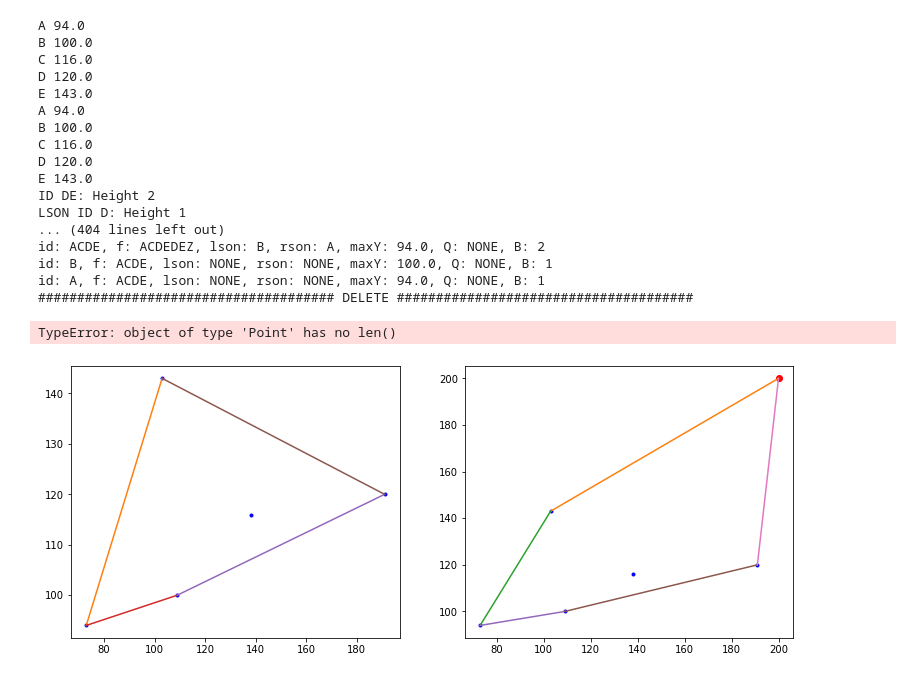
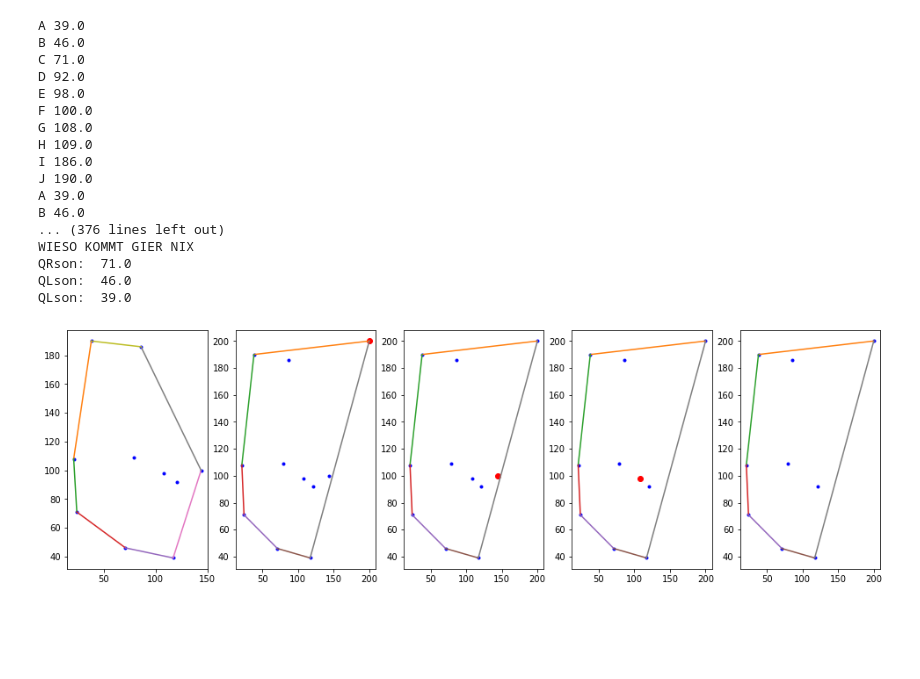
Before and after one commit to FloHimself5/BA, a Jupyter notebook: DynamicConvexHull.ipynb, the cells around one changed output. Drawn from its saved outputs; the diff is of its cells as text; code cells hidden in the pictures; blank space fills up the shorter version.

```diff
--- a/DynamicConvexHull.ipynb
+++ b/DynamicConvexHull.ipynb
@@ -1315,18 +1211,7 @@ def MYUP(rootsList, hull="lc"):
 # %%
 ### UNTERSCHIEDE FÜR LC UND RC??? ###
 def INSERTDOWN(a, b, rootsList, hull="lc"): #current Node a and target Node b
-    if(False):
-        print("-------------------")
-        print("A ID: {}, B ID: {}".format(a.idd,b.idd))
-        print("currentNode : ")
-        a.printData()
-    #if(len(a.Q) == 1 and a.Q[0].y > b.Q[0].y):
     if(len(a.Q) == 1):
-        #nsertCounter = len(rootsList)-1
-        #while(rootsList[i].Q)
-        #print("REACHED B")
-        #a.printData()
-        #rootsList.append(b)
         if(hull=="lc"):
             if(b.maxY <= a.maxY):
                 rootsList.insert(len(rootsList)-1,b)
@@ -1335,13 +1220,10 @@ def INSERTDOWN(a, b, rootsList, hull="lc"): #current Node a and target Node b
         else:
             rootsList.insert(len(rootsList),b)
         return rootsList
-        #goal reached
     else:
         QRson = []
         QLson = []
         for i in range(len(a.Q)):
-            #print(a.Q[i].y)
-            #if(i < a.rson.B):
             if(hull=="lc"):
                 if(a.Q[i].y > a.maxY):
                     QRson.append(a.Q[i])
@@ -1353,12 +1235,6 @@ def INSERTDOWN(a, b, rootsList, hull="lc"): #current Node a and target Node b
                 else:
                     QRson.append(a.Q[i])
 
-      #  for i in range(len(QRson)):
-      #      print("QRson: ", QRson[i].y)
-       # for i in range(len(QLson)):
-      #      print("QLson: ", QLson[i].y)
-        #a.rson.Q.extend(QRson)
-        #a.lson.Q.extend(QLson)
         if(hull=="lc"):
             for i in range(len(QRson)):
                 a.rson.Q.insert(i,QRson[i])
@@ -1380,8 +1256,6 @@ def INSERTDOWN(a, b, rootsList, hull="lc"): #current Node a and target Node b
         a.lson.f = None
         a.rson.f = None
 
-        #a.lson = None
-        #a.rson = None
         if(hull=="lc"):
             rootsList.append(a.lson)
             rootsList.append(a.rson)
@@ -1389,20 +1263,14 @@ def INSERTDOWN(a, b, rootsList, hull="lc"): #current Node a and target Node b
             rootsList.append(a.rson)
             rootsList.append(a.lson)
 
-
-        #print("b maxY {}, lson maxY {}".format(b.maxY, a.maxY))
         if(hull=="lc"):
             if(b.Q[0].y <= a.maxY):
-             #   print("GOING DOWN LSON")
                 return INSERTDOWN(a.lson, b, rootsList, hull=hull)
             else:
-              #  print("GOING DOWN RSON")
                 return INSERTDOWN(a.rson, b, rootsList, hull=hull)
         else:
             if(b.Q[0].y >= a.maxY):
-             #   print("GOING DOWN LSON")
                 return INSERTDOWN(a.lson, b, rootsList, hull=hull)
             else:
-              #  print("GOING DOWN RSON")
                 return INSERTDOWN(a.rson, b, rootsList, hull=hull)
 # %%
@@ -1930,10 +1659,7 @@ def pointsToNodes(points):
 max = 100
 
 fig = plt.figure(figsize=(20,5))
-
-
-points = create_points_circle(max,5)
-#lcroot, rcroot = dynamicConvexHull(points,fig, debug=False)
+points = create_points_circle(max,10)
 rootsListlc, rootsListrc = pointsToNodes(points)
 #rootsListlc = np.copy(t1)
 #rootsListrc = np.copy(t2)
@@ -2010,7 +1736,7 @@ if(True):
     drawINSERT(points,fig,hull=finalHull,newPoint=newPoint)
 
 print("###################################### DELETE ######################################")
-if(False):
+if(True):
 
     if(True):
         print("PRINTING ROOTS LIST LC")
@@ -2032,7 +1758,7 @@ if(False):
     rootsListlc = DELETEDOWN(rootsListlc[0], deletePoint, rootsListlc, hull="lc")
     rootsListrc = DELETEDOWN(rootsListrc[0], deletePoint, rootsListrc, hull="rc")
 
-    if(True):
+    if(False):
         print("PRINTING ROOTS LIST LC")
         for i in range(len(rootsListlc)):
             print("ROOT: ", rootsListlc[i].idd)
@@ -2049,50 +1775,49 @@ if(False):
     rootsListrc = MYUP(rootsListrc, hull="rc")
 
 
 
 #deletePoint = Point(56.0,30.0)
 if(True):
     deletePoint = points[1]
     points.remove(deletePoint)
-    drawINSERT(deletePoint,points,fig)
+    drawINSERT(points,fig,hull=finalHull,newPoint=deletePoint)
     rootsListlc = DELETEDOWN(rootsListlc[0], deletePoint, rootsListlc, hull="lc")
     rootsListrc = DELETEDOWN(rootsListrc[0], deletePoint, rootsListrc, hull="rc")
 
     rootsListlc = MYUP(rootsListlc, hull="lc")
     rootsListrc = MYUP(rootsListrc, hull="rc")
 
 
 ############ DRAWING RESULT ################
 
 
 if(True):
     finalHull = []
     for i in range(len(rootsListlc[0].Q)):
         finalHull.append(Point(rootsListlc[0].Q[i].x,rootsListlc[0].Q[i].y))
 
     for i in range(len(rootsListrc[0].Q)-1,-1,-1):
         finalHull.append(Point(rootsListrc[0].Q[i].x,rootsListrc[0].Q[i].y))
 
     drawINSERT(points,fig,hull=finalHull,newPoint=None)
     #printTree(rootsListlc[0])
     #BALANCE(rootsListlc[0])
 # %% [output]
-A 94.0
-B 100.0
-C 116.0
-D 120.0
-E 143.0
-A 94.0
-B 100.0
-C 116.0
-D 120.0
-E 143.0
-ID DE: Height 2
-LSON ID D: Height 1
-... (404 lines left out)
-id: ACDE, f: ACDEDEZ, lson: B, rson: A, maxY: 94.0, Q: NONE, B: 2
-id: B, f: ACDE, lson: NONE, rson: NONE, maxY: 100.0, Q: NONE, B: 1
-id: A, f: ACDE, lson: NONE, rson: NONE, maxY: 94.0, Q: NONE, B: 1
-###################################### DELETE ######################################
+A 39.0
+B 46.0
+C 71.0
+D 92.0
+E 98.0
+F 100.0
+G 108.0
+H 109.0
+I 186.0
+J 190.0
+A 39.0
+B 46.0
+... (376 lines left out)
+WIESO KOMMT GIER NIX
+QRson:  71.0
+QLson:  46.0
+QLson:  39.0
-TypeError: object of type 'Point' has no len()
-[figure, old version]
+[figure, new version]
```
Also changed, not shown: parts of 14 cells of this notebook.
